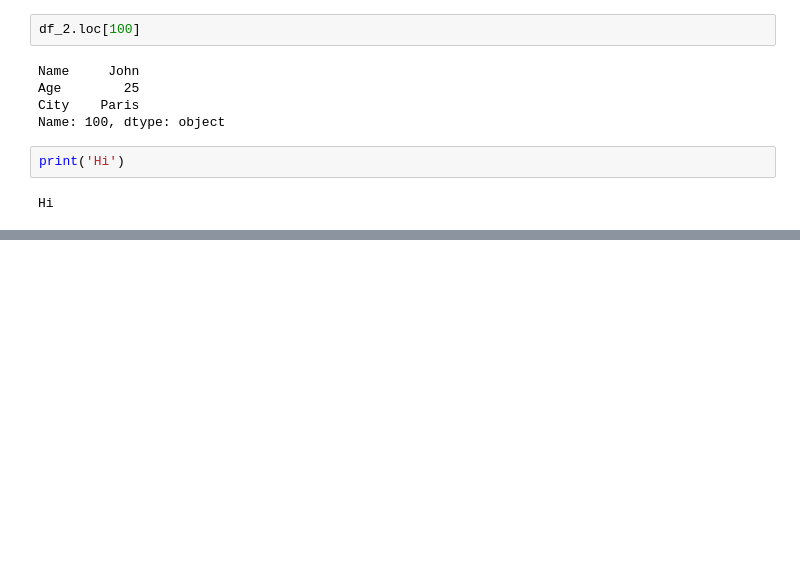
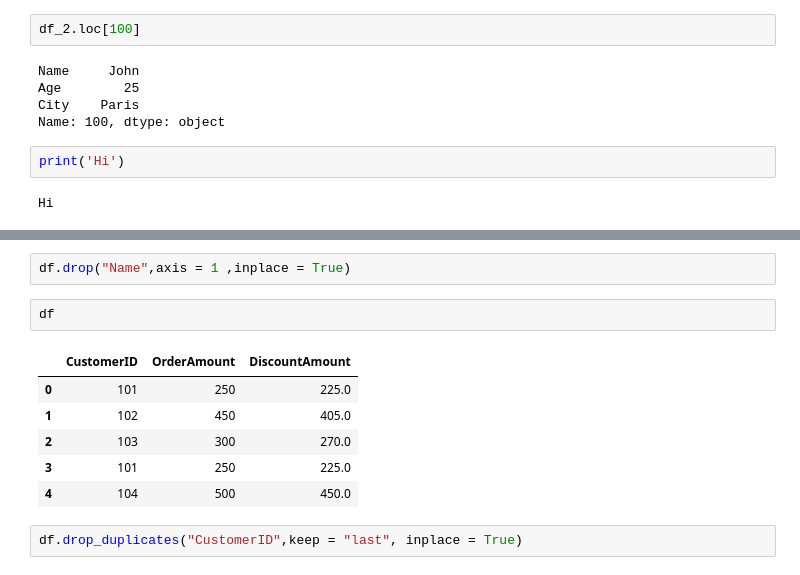
Before and after one commit to BikeshPrajapati/AI-and-ML-Assignment, a Jupyter notebook: PythonProject/Python _Pratices/Python_Pandas_Practices.ipynb, the cells around one changed output, grey strips where cells are left out. Drawn from its saved outputs; the diff is of its cells as text; blank space fills up the shorter version.

```diff
--- a/PythonProject/Python _Pratices/Python_Pandas_Practices.ipynb
+++ b/PythonProject/Python _Pratices/Python_Pandas_Practices.ipynb
@@ -353,0 +395,13 @@ Hi
+# %%
+df.drop("Name",axis = 1 ,inplace = True)
+# %%
+df
+# %% [output]
+|  | CustomerID | OrderAmount | DiscountAmount |
+| 0 | 101 | 250 | 225.0 |
+| 1 | 102 | 450 | 405.0 |
+| 2 | 103 | 300 | 270.0 |
+| 3 | 101 | 250 | 225.0 |
+| 4 | 104 | 500 | 450.0 |
+# %%
+df.drop_duplicates("CustomerID",keep = "last", inplace = True)
```
Also changed, not shown: parts of 17 cells of this notebook, 1 other file.
